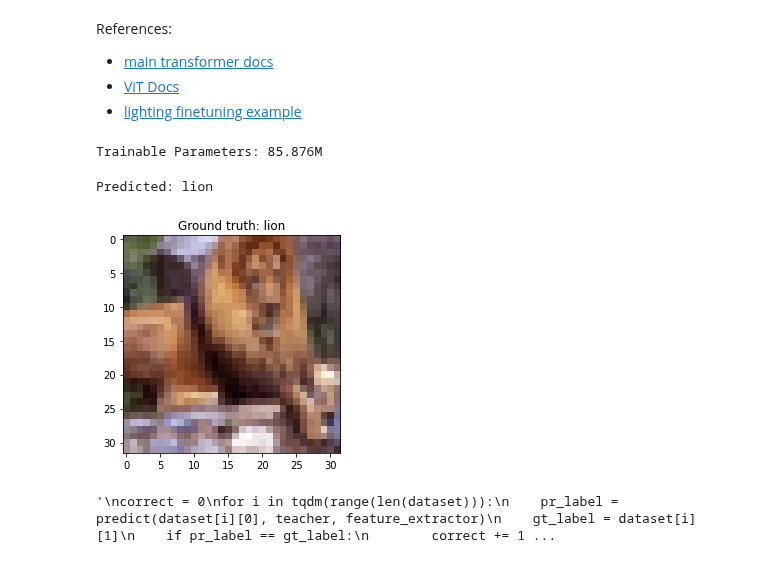
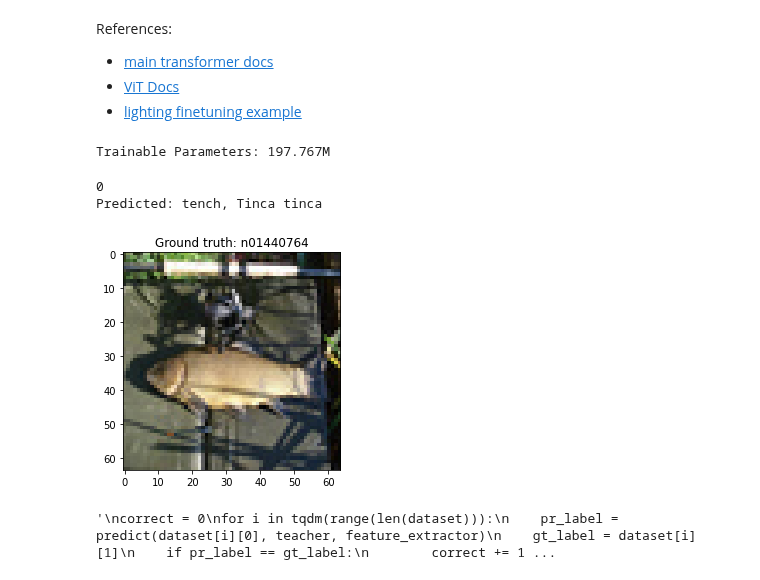
Before and after one commit to MatteoGioia/ViT2MLPMixerKD, a Jupyter notebook: ViT2MLPKD.ipynb, the cells around one changed output. Saved outputs shown, nothing was run; the diff lists cells and outputs as text; code cells hidden in the pictures.

Commit message:
Code: added imagenet64

```diff
--- a/ViT2MLPKD.ipynb
+++ b/ViT2MLPKD.ipynb
@@ -67,0 +57,30 @@ Mounted at /content/drive
+# %%
+#@title Download imagenet64
+#Warning: the total size (zip + untarred file) is 20 gb!
+
+!wget https://pjreddie.com/media/files/imagenet64.tar
+!tar -xvf imagenet64.tar
+!rm -rf imagenet64.tar
+
+def get_imagenet64_data():
+  # Data augmentation transformations. Not for Testing!
+  transform_train = torchvision.transforms.Compose([
+    torchvision.transforms.Resize(64), # Takes images smaller than 64 and enlarges them
+    torchvision.transforms.RandomCrop(64, padding=4, padding_mode='edge'), # Take 64x64 crops from 72x72 padded images
+    torchvision.transforms.RandomHorizontalFlip(),    # 50% of time flip image along y-axis
+    torchvision.transforms.ToTensor(),
+  ])
+
+  transform_test = torchvision.transforms.Compose([
+    torchvision.transforms.ToTensor(),
+  ])
+
+  trainset = torchvision.datasets.ImageFolder(root='./imagenet64/train/', transform=transform_train)
+  #trainloader = torch.utils.data.DataLoader(trainset, batch_size=128, shuffle=True, num_workers=4)
+
+  testset = torchvision.datasets.ImageFolder(root='./imagenet64/val/', transform=transform_test)
+  #testloader = torch.utils.data.DataLoader(testset, batch_size=128, shuffle=False, num_workers=4)
+
+  return trainset, testset
+
+imnet64_train, imnet64_test = get_imagenet64_data()
@@ -124,34 +154,35 @@ References:
 #@title Load the model
 cifar100_vit = "Ahmed9275/Vit-Cifar100"
 imagenet1k_vit = "google/vit-base-patch16-224"
-tuned_on : str = "cifar100" #@param['cifar100', 'imagenet1k']
+tuned_on : str = "imagenet1k" #@param['cifar100', 'imagenet1k']
 if tuned_on == "cifar100":
     model_str = cifar100_vit
 else:
     model_str = imagenet1k_vit
 
 
-feature_extractor = transformers.ViTFeatureExtractor.from_pretrained(model_str)
+feature_extractor = transformers.ViTFeatureExtractor.from_pretrained(model_str)if
 
 teacher = transformers.ViTForImageClassification.from_pretrained(model_str).to(device)
 print('Trainable Parameters: %.3fM' % count_params(teacher))
 # %% [output]
-Trainable Parameters: 85.876M
+Trainable Parameters: 197.767M
 # %%
 #@title Qualitative comparison with ground truth {run : "auto"}
-datapoint_number : int = 1200 #@param{type:"integer"}
+datapoint_number : int = 1 #@param{type:"integer"}
 
-dataset = cifar100_test if tuned_on == "cifar100" else imagenet1k
+dataset = cifar100_test if tuned_on == "cifar100" else imnet64_test
 try:
     visualize(datapoint_number, dataset)
     label : int = predict(dataset[datapoint_number][0], teacher, feature_extractor)
     prediction : str = teacher.config.id2label[label]
     print(f"Predicted: {prediction}")
 except IndexError:
     print(f"The dataset max index is {len(dataset)-1}")
 # %% [output]
-Predicted: lion
+0
+Predicted: tench, Tinca tinca
-[figure, old version]
+[figure, new version]
 # %%
 #@title Quantitative result: Accuracy
 '''
```
Also changed, not shown: parts of 17 cells of this notebook.
